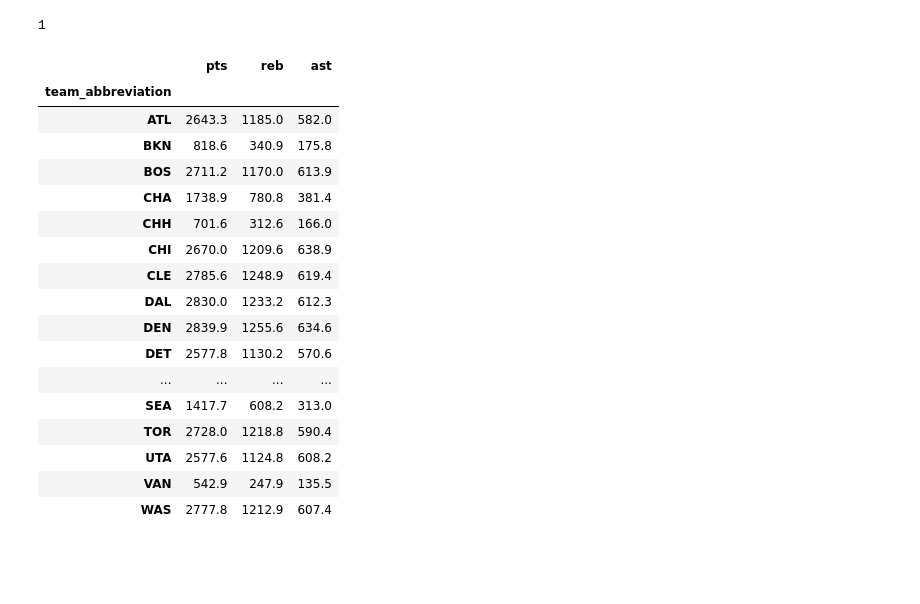
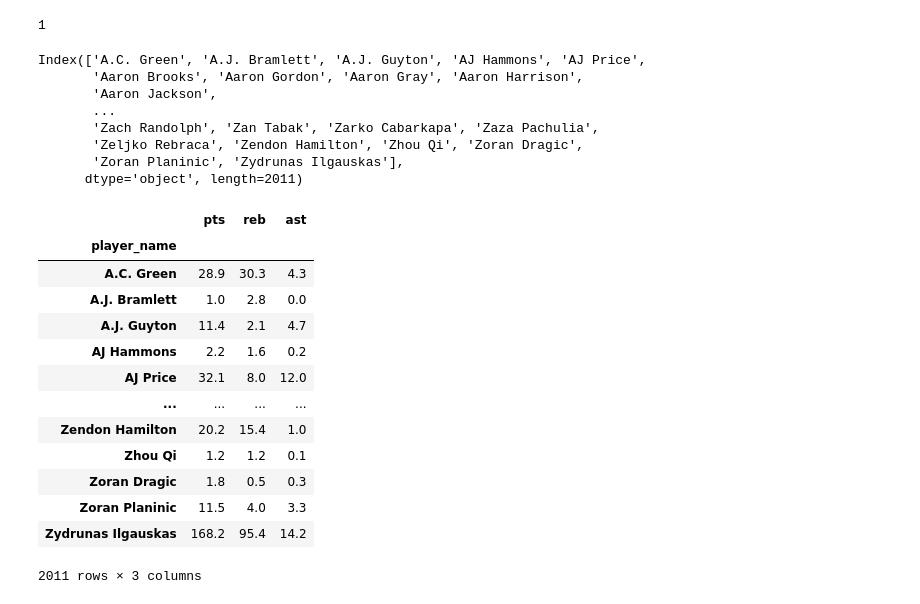
Before and after one commit to cristianosps/Introducao_Ciencia_de_Dados, a Jupyter notebook: Interpretacao_Estatistica_NBA_1996_2016.ipynb, the cells around one changed output. Saved outputs shown, nothing was run; the diff lists cells and outputs as text; code cells hidden in the pictures; blank space fills up the shorter version.

```diff
--- a/Interpretacao_Estatistica_NBA_1996_2016.ipynb
+++ b/Interpretacao_Estatistica_NBA_1996_2016.ipynb
@@ -357,28 +362,36 @@ len(dataset3)
 1
 # %%
 #
-# Mediana dos casos de incêndio por estado
-# dataset.groupby('state')['number'].median()
- dataset1.groupby('team_abbreviation')['pts', 'reb', 'ast'].sum()
+# dataset1.groupby('team_abbreviation')['pts', 'reb', 'ast'].sum()
 # dataset1.groupby('season')['pts', 'reb', 'ast'].sum()
+  dataset1['player_name'] = dataset['player_name'].astype('category')
+  dataset1['player_name'].cat.categories
+ # dataset1.groupby('player_name')['pts', 'reb', 'ast'].sum()
 # %% [output]
-|  | pts | reb | ast |
-| team_abbreviation |  |  |  |
-| ATL | 2643.3 | 1185.0 | 582.0 |
-| BKN | 818.6 | 340.9 | 175.8 |
-| BOS | 2711.2 | 1170.0 | 613.9 |
-| CHA | 1738.9 | 780.8 | 381.4 |
-| CHH | 701.6 | 312.6 | 166.0 |
-| CHI | 2670.0 | 1209.6 | 638.9 |
-| CLE | 2785.6 | 1248.9 | 619.4 |
-| DAL | 2830.0 | 1233.2 | 612.3 |
-| DEN | 2839.9 | 1255.6 | 634.6 |
-| DET | 2577.8 | 1130.2 | 570.6 |
-| ... | ... | ... | ... |
-| SEA | 1417.7 | 608.2 | 313.0 |
-| TOR | 2728.0 | 1218.8 | 590.4 |
-| UTA | 2577.6 | 1124.8 | 608.2 |
-| VAN | 542.9 | 247.9 | 135.5 |
-| WAS | 2777.8 | 1212.9 | 607.4 |
+Index(['A.C. Green', 'A.J. Bramlett', 'A.J. Guyton', 'AJ Hammons', 'AJ Price',
+       'Aaron Brooks', 'Aaron Gordon', 'Aaron Gray', 'Aaron Harrison',
+       'Aaron Jackson',
+       ...
+       'Zach Randolph', 'Zan Tabak', 'Zarko Cabarkapa', 'Zaza Pachulia',
+       'Zeljko Rebraca', 'Zendon Hamilton', 'Zhou Qi', 'Zoran Dragic',
+       'Zoran Planinic', 'Zydrunas Ilgauskas'],
+      dtype='object', length=2011)
+# %%
+dataset1.groupby('player_name')['pts', 'reb', 'ast'].sum()
+# %% [output]
+|  | pts | reb | ast |
+| player_name |  |  |  |
+| A.C. Green | 28.9 | 30.3 | 4.3 |
+| A.J. Bramlett | 1.0 | 2.8 | 0.0 |
+| A.J. Guyton | 11.4 | 2.1 | 4.7 |
+| AJ Hammons | 2.2 | 1.6 | 0.2 |
+| AJ Price | 32.1 | 8.0 | 12.0 |
+| ... | ... | ... | ... |
+| Zendon Hamilton | 20.2 | 15.4 | 1.0 |
+| Zhou Qi | 1.2 | 1.2 | 0.1 |
+| Zoran Dragic | 1.8 | 0.5 | 0.3 |
+| Zoran Planinic | 11.5 | 4.0 | 3.3 |
+| Zydrunas Ilgauskas | 168.2 | 95.4 | 14.2 |
+2011 rows × 3 columns
 # %%
 # dataset1.corr(method='spearman')
```
Also changed, not shown: parts of 7 cells of this notebook.
